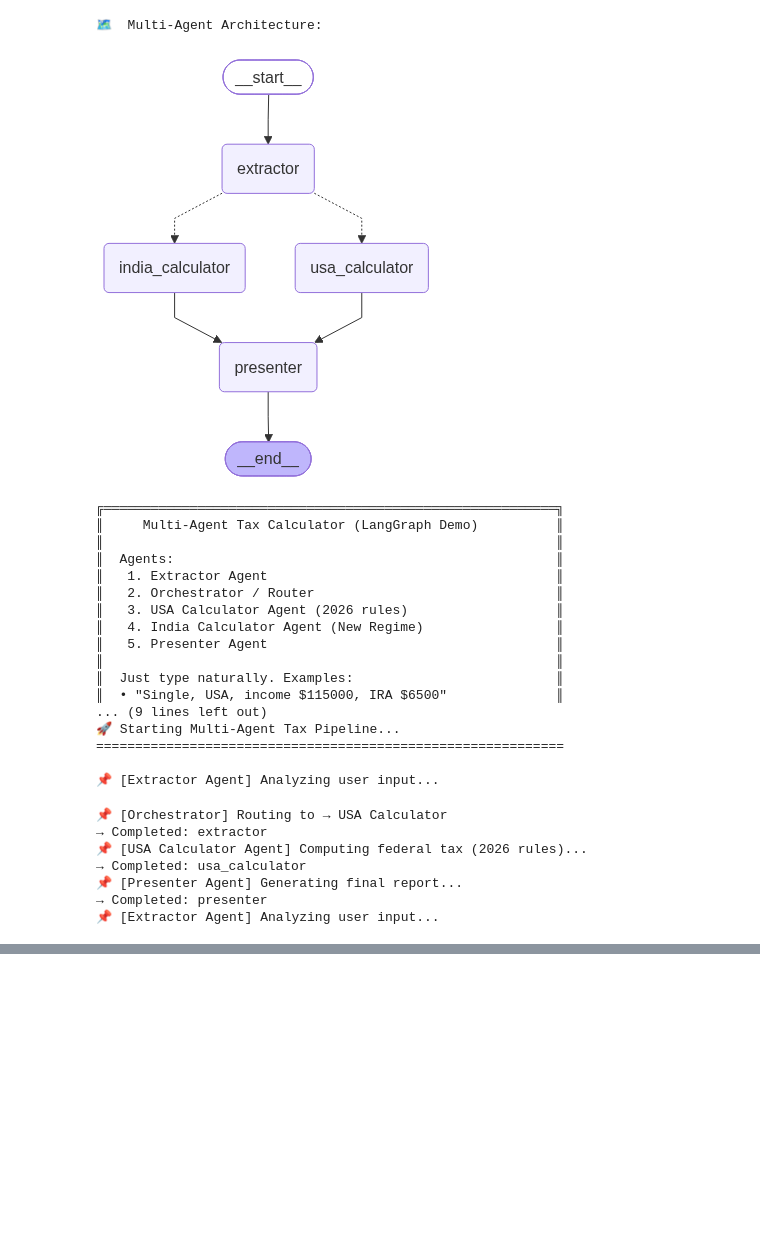
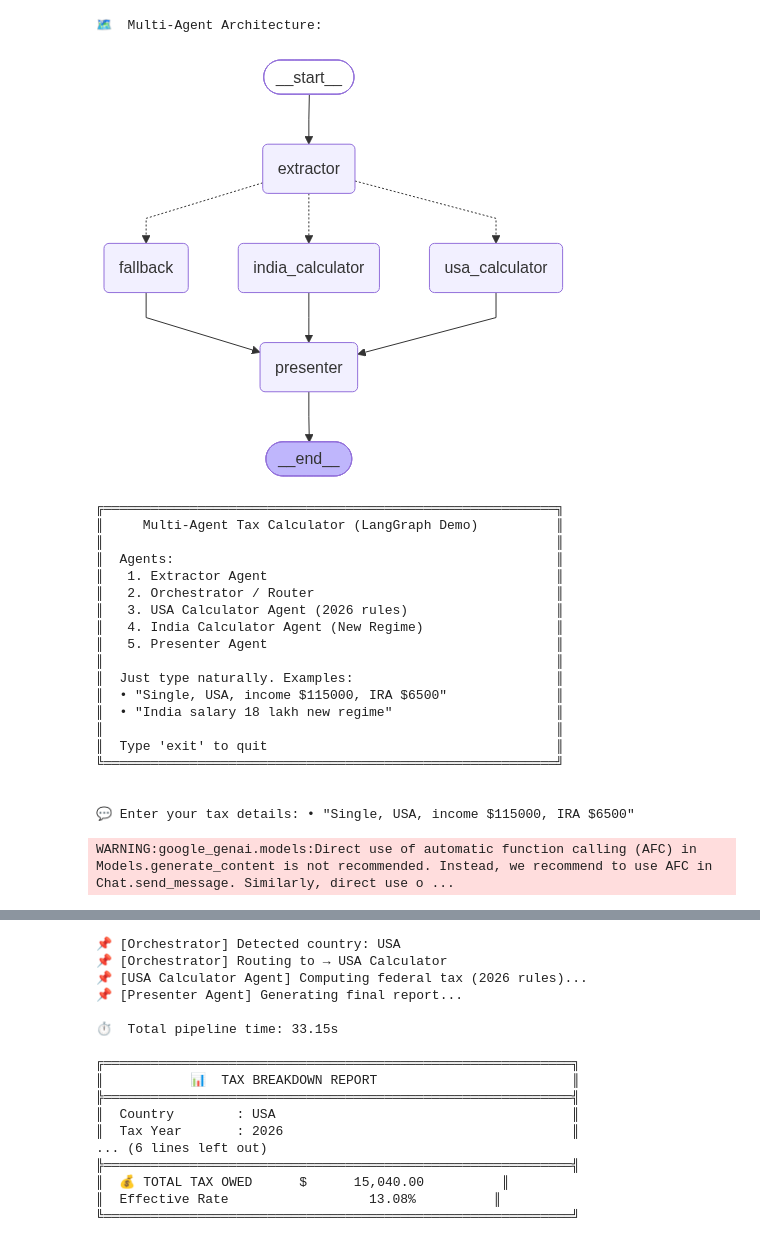
Before and after one commit to rushab14/TaxAgent, a Jupyter notebook: TaxAgent.ipynb, the cells around one changed output, grey strips where cells are left out. Saved outputs shown, nothing was run; the diff lists cells and outputs as text; code cells hidden in the pictures; blank space fills up the shorter version.

```diff
--- a/TaxAgent.ipynb
+++ b/TaxAgent.ipynb
@@ -84,9 +87,6 @@ def router(state: TaxState) -> Literal["usa_calculator", "india_calculator", "gh
     elif country == "INDIA":
         print("📌 [Orchestrator] Routing to → India Calculator")
         return "india_calculator"
-    elif country == "GHANA":
-        print("📌 [Orchestrator] Routing to → Ghana Calculator")
-        return "ghana_calculator"
     else:
         print("📌 [Orchestrator] Routing to → Fallback (Unsupported)")
         return "fallback"
@@ -266,38 +266,36 @@ def fallback_agent(state: TaxState):
 # 5. Build the Graph (Orchestration Layer)
 # ------------------------------------------------------------
 workflow = StateGraph(TaxState)
-# Add the new node
+
+# Register all nodes
+workflow.add_node("extractor", extractor_agent)
+workflow.add_node("usa_calculator", usa_calculator_agent)
+workflow.add_node("india_calculator", india_calculator_agent)  # ← make sure this function exists
 workflow.add_node("fallback", fallback_agent)
+workflow.add_node("presenter", presenter_agent)
 
-# Update the conditional edges
+# Define the flow
+workflow.add_edge(START, "extractor")
+
+# Single conditional routing (this is the only one needed)
 workflow.add_conditional_edges(
     "extractor",
     router,
     {
         "usa_calculator": "usa_calculator",
         "india_calculator": "india_calculator",
-        "ghana_calculator": "ghana_calculator",
         "fallback": "fallback"
     }
 )
 
-# Fallback also goes to Presenter (or directly to END)
-workflow.add_edge("fallback", "presenter")   # or END if you prefer
-
-workflow.add_node("extractor", extractor_agent)
-workflow.add_node("usa_calculator", usa_calculator_agent)
-workflow.add_node("india_calculator", india_calculator_agent)
-workflow.add_node("presenter", presenter_agent)
-
-workflow.add_edge(START, "extractor")
-workflow.add_conditional_edges("extractor", router, {
-    "usa_calculator": "usa_calculator",
-    "india_calculator": "india_calculator"
-})
+# All calculators + fallback go to presenter
 workflow.add_edge("usa_calculator", "presenter")
 workflow.add_edge("india_calculator", "presenter")
+workflow.add_edge("fallback", "presenter")
+
 workflow.add_edge("presenter", END)
 
+# Compile
 tax_graph = workflow.compile()
 
 # ------------------------------------------------------------
@@ -342,34 +340,34 @@ if __name__ == "__main__":
 ║  Agents:                                                 ║
 ║   1. Extractor Agent                                     ║
 ║   2. Orchestrator / Router                               ║
 ║   3. USA Calculator Agent (2026 rules)                   ║
 ║   4. India Calculator Agent (New Regime)                 ║
 ║   5. Presenter Agent                                     ║
 ║                                                          ║
 ║  Just type naturally. Examples:                          ║
 ║  • "Single, USA, income $115000, IRA $6500"              ║
 ║  • "India salary 18 lakh new regime"                     ║
 ║                                                          ║
 ║  Type 'exit' to quit                                     ║
 ╚══════════════════════════════════════════════════════════╝
 """)
 
     while True:
         user_input = input("\n💬 Enter your tax details: ").strip()
 
         if user_input.lower() in ["exit", "quit", "q"]:
             print("\n👋 Demo ended. Thanks!")
             break
 
         if user_input:
             try:
                 run_tax_pipeline(user_input)
             except Exception as e:
                 print(f"\n❌ Error: {e}")
                 print("Please try again with clearer details.")
 # %% [output]
 🗺️  Multi-Agent Architecture:
-[figure, old version]
+[figure, new version]
 ╔══════════════════════════════════════════════════════════╗
 ║     Multi-Agent Tax Calculator (LangGraph Demo)          ║
 ║                                                          ║
@@ -382,15 +380,11 @@ if __name__ == "__main__":
 ║                                                          ║
 ║  Just type naturally. Examples:                          ║
 ║  • "Single, USA, income $115000, IRA $6500"              ║
-... (9 lines left out)
-🚀 Starting Multi-Agent Tax Pipeline...
-============================================================
+║  • "India salary 18 lakh new regime"                     ║
+║                                                          ║
+║  Type 'exit' to quit                                     ║
+╚══════════════════════════════════════════════════════════╝
 
-📌 [Extractor Agent] Analyzing user input...
+
+💬 Enter your tax details: • "Single, USA, income $115000, IRA $6500"
-📌 [Orchestrator] Routing to → USA Calculator
-→ Completed: extractor
-📌 [USA Calculator Agent] Computing federal tax (2026 rules)...
-→ Completed: usa_calculator
-📌 [Presenter Agent] Generating final report...
-→ Completed: presenter
-📌 [Extractor Agent] Analyzing user input...
+WARNING:google_genai.models:Direct use of automatic function calling (AFC) in Models.generate_content is not recommended. Instead, we recommend to use AFC in Chat.send_message. Similarly, direct use o ...
@@ -413,0 +404,17 @@ if __name__ == "__main__":
+📌 [Orchestrator] Detected country: USA
+📌 [Orchestrator] Routing to → USA Calculator
+📌 [USA Calculator Agent] Computing federal tax (2026 rules)...
+📌 [Presenter Agent] Generating final report...
+
+⏱  Total pipeline time: 33.15s
+
+╔════════════════════════════════════════════════════════════╗
+║           📊  TAX BREAKDOWN REPORT                         ║
+╠════════════════════════════════════════════════════════════╣
+║  Country        : USA                                      ║
+║  Tax Year       : 2026                                     ║
+... (6 lines left out)
+╠════════════════════════════════════════════════════════════╣
+║  💰 TOTAL TAX OWED      $      15,040.00          ║
+║  Effective Rate                  13.08%          ║
+╚════════════════════════════════════════════════════════════╝
```
Also changed, not shown: parts of 2 cells of this notebook.
